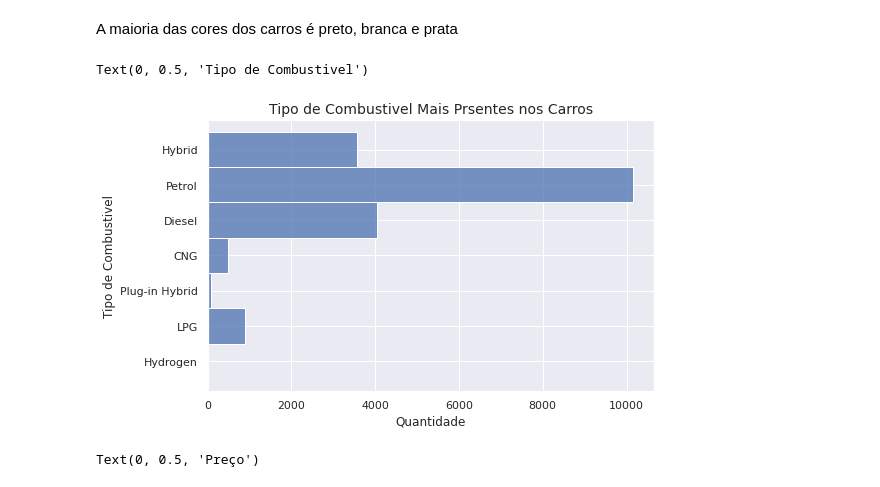
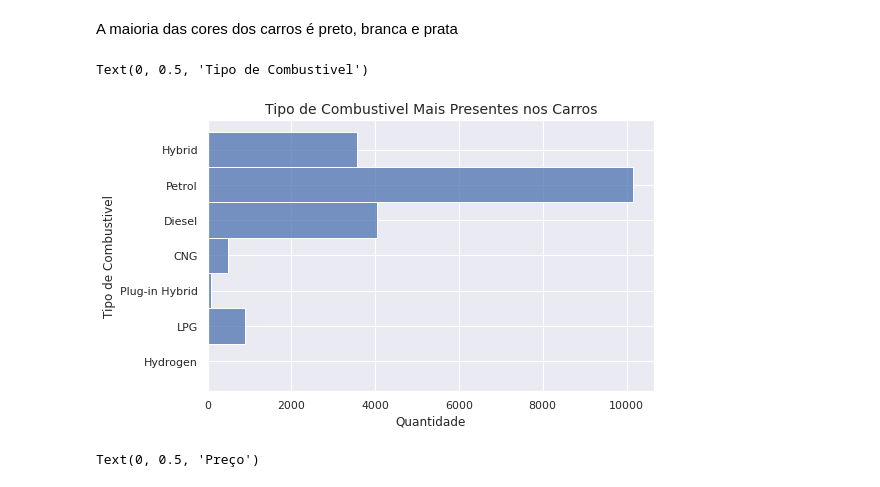
Before and after one commit to gustavoramos82/Predi-o-Pre-o-Carros, a Jupyter notebook: Predição_no_Preço_dos_Carros_(Analise_Exploratória).ipynb, the cells around one changed output. Drawn from its saved outputs; the diff is of its cells as text; code cells hidden in the pictures.

```diff
--- a/Predição_no_Preço_dos_Carros_(Analise_Exploratória).ipynb
+++ b/Predição_no_Preço_dos_Carros_(Analise_Exploratória).ipynb
@@ -197,13 +197,13 @@ Text(0, 0.5, 'Cor')
 A maioria das cores dos carros é preto, branca e prata
 # %%
 plt.figure(figsize=(8,5))
-plt.title('Tipo de Combustivel Mais Prsentes nos Carros',fontsize=14)
+plt.title('Tipo de Combustivel Mais Presentes nos Carros',fontsize=14)
 sns.histplot(y='Fuel type',data=car)
 plt.xlabel('Quantidade')
 plt.ylabel('Tipo de Combustivel')
 # %% [output]
 Text(0, 0.5, 'Tipo de Combustivel')
-[figure, old version]
+[figure, new version]
 # %%
 car['Levy'] = car['Levy'].str.replace('-',f'{np.nan}')
 car['Levy'] = car['Levy'].astype(float)
```
